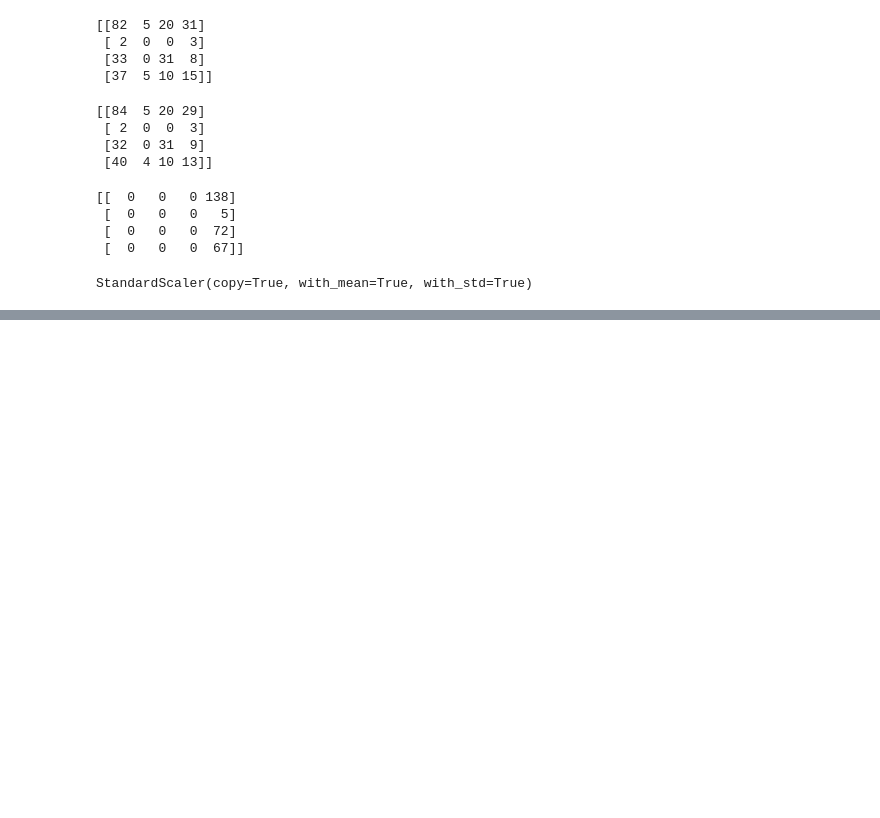
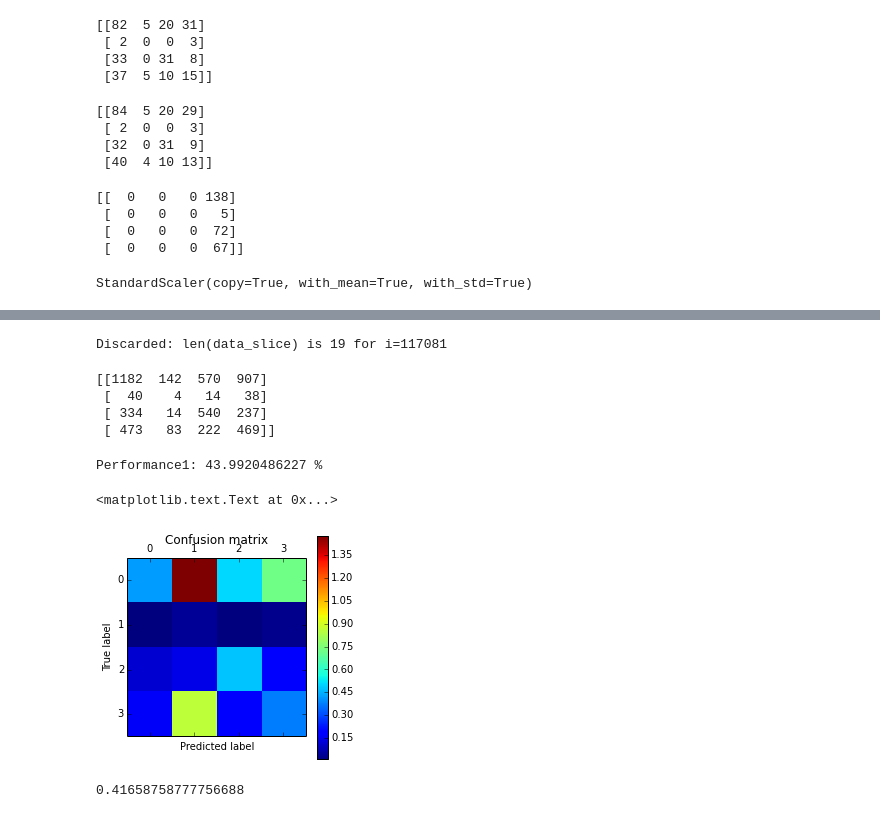
Before and after one commit to ingenieroariel/thesis, a Jupyter notebook: notes/031-Topicos.ipynb, the cells around one changed output, grey strips where cells are left out. Saved outputs shown, nothing was run; the diff lists cells and outputs as text; code cells hidden in the pictures; blank space fills up the shorter version.

```diff
--- a/notes/031-Topicos.ipynb
+++ b/notes/031-Topicos.ipynb
@@ -276,0 +356,45 @@ Performance1: 69.1095248396 %
+# %%
+labels = []
+features = []
+
+for i in range(1, len(data)-1, SAMPLE_LENGTH):
+    data_slice = data[i:(i+SAMPLE_LENGTH)]
+    feature = data_slice.get(['length_quantized', 'var_x_quantized', 'var_y_quantized']).as_matrix().flatten()
+    if len(data_slice) != SAMPLE_LENGTH:
+        print 'Discarded: len(data_slice) is %s for i=%s' % (len(data_slice), i)
+        continue
+    label =  data_slice[0:1].get(['label_code']).as_matrix().flatten()[0]
+    labels.append(label)
+    features.append(feature)
+# %% [output]
+Discarded: len(data_slice) is 19 for i=117081
+# %%
+X_train, X_test, y_train, y_test = cross_validation.train_test_split(np.array(features), np.array(labels), test_size=0.9, random_state=0)
+# %%
+clf = svm.SVC(kernel='linear', C=1, class_weight='auto').fit(X_train, y_train)
+# %%
+cm = confusion_matrix(y_test, clf.predict(X_test))
+print cm
+# %% [output]
+[[1182  142  570  907]
+ [  40    4   14   38]
+ [ 334   14  540  237]
+ [ 473   83  222  469]]
+# %%
+normalized_cm = cm.astype('float') / cm.sum(axis=1)
+
+print 'Performance1: ' + str(((np.sum(normalized_cm.diagonal()))*100/(4-1))) + ' %'
+
+plt.matshow(normalized_cm)
+plt.title('Confusion matrix')
+plt.colorbar()
+plt.ylabel('True label')
+plt.xlabel('Predicted label')
+# %% [output]
+Performance1: 43.9920486227 %
+<matplotlib.text.Text at 0x...>
+[figure, added]
+# %%
+accuracy_score(y_test, clf.predict(X_test))
+# %% [output]
+0.41658758777756688
```
Also changed, not shown: parts of 21 cells of this notebook, 2 other files.
